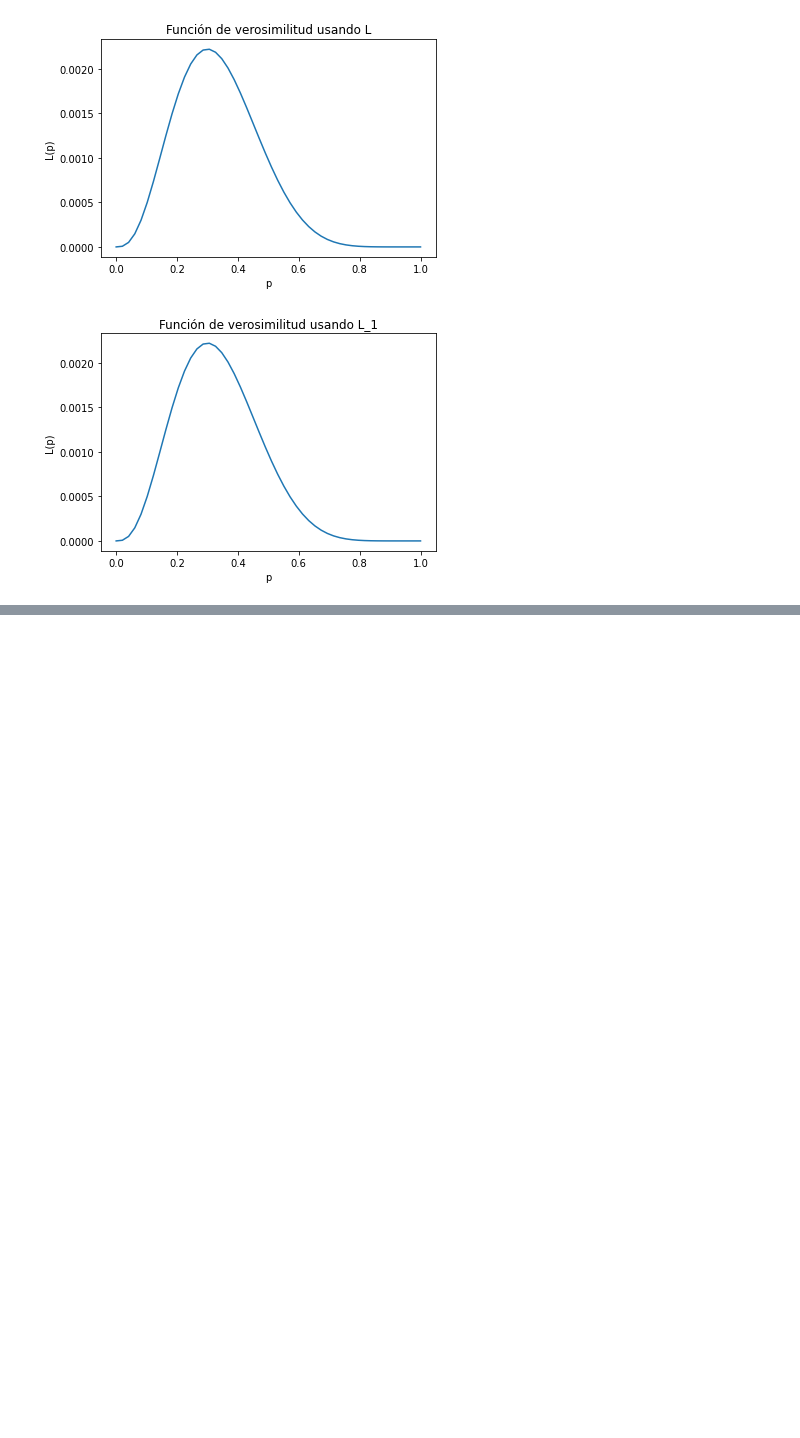
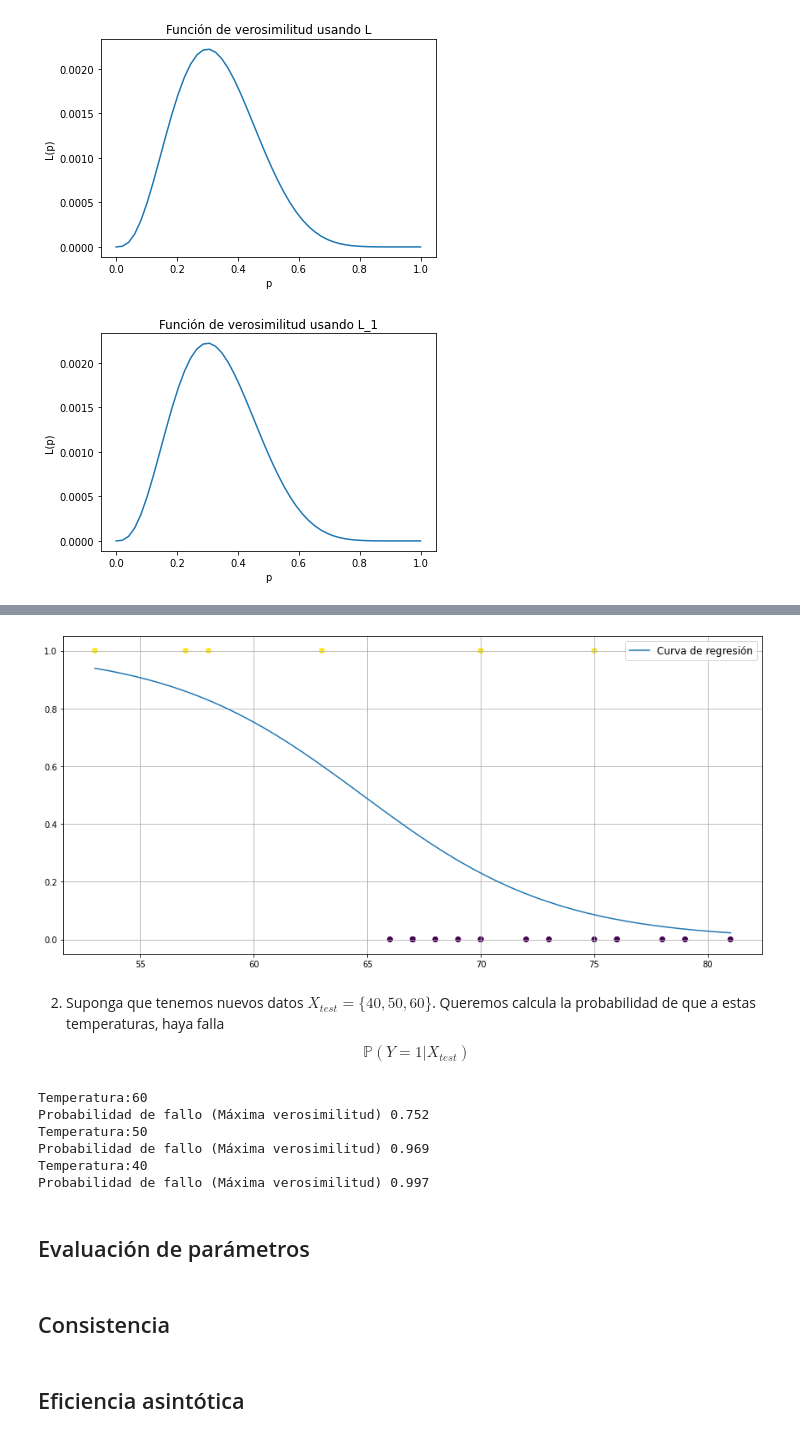
Before and after one commit to ivannpy/inferencia_estadistica, a Jupyter notebook: estimacion_puntual/Puntual_estimation.ipynb, the cells around one changed output, grey strips where cells are left out. Drawn from its saved outputs; the diff is of its cells as text; code cells hidden in the pictures; blank space fills up the shorter version.

```diff
--- a/estimacion_puntual/Puntual_estimation.ipynb
+++ b/estimacion_puntual/Puntual_estimation.ipynb
@@ -253,0 +509,7 @@ dom[index_max]
+# %%
+X = sm.add_constant(X)
+
+model = sm.Logit(y, X) # Modelo logit
+log_reg = model.fit()
+
+log_reg.summary()
@@ -253,0 +543,45 @@ dom[index_max]
+# %%
+beta0_ML = 15.0429
+beta1_ML = -0.2322
+se0_ML = 7.379
+se1_ML = 0.108
+
+x_dom = np.linspace(min(X[:,1]), max(X[:,1]))
+regresion = lambda beta0, beta1: np.exp(beta0 + beta1*x_dom) / (1 + np.exp(beta0 + beta1*x_dom))
+
+plt.figure(figsize=(15,7))
+plt.plot(x_dom, regresion(beta0_ML, beta1_ML), label='Curva de regresión')
+plt.scatter(X[:,1], y, c=y)
+plt.legend(prop={'size': 12})
+plt.grid(True);
+# %% [output]
+[figure, added]
+# %% [markdown]
+2. Suponga que tenemos nuevos datos $X_{test} = \{ 40, 50, 60\}$. Queremos calcula la probabilidad de que a estas temperaturas, haya falla
+$$
+    \mathbb{P}(Y=1|X_{test})
+$$
+# %%
+predictor = lambda x, beta0, beta1: np.exp(beta0 + beta1 * x) / (1 + np.exp(beta0 + beta1 * x))
+
+X_test = np.array([60, 50, 40])
+
+# Predicción usando los parámetros estimados
+y_pred_ML = predictor(X_test, beta0_ML, beta1_ML)
+
+for i in range(len(X_test)):
+    print(f'Temperatura:{X_test[i]}')
+    print(f'Probabilidad de fallo (Máxima verosimilitud) {y_pred_ML[i]:.3f}')
+# %% [output]
+Temperatura:60
+Probabilidad de fallo (Máxima verosimilitud) 0.752
+Temperatura:50
+Probabilidad de fallo (Máxima verosimilitud) 0.969
+Temperatura:40
+Probabilidad de fallo (Máxima verosimilitud) 0.997
+# %% [markdown]
+## Evaluación de parámetros
+# %% [markdown]
+## Consistencia
+# %% [markdown]
+## Eficiencia asintótica
```
Also changed, not shown: parts of 33 cells of this notebook, 1 other file.
